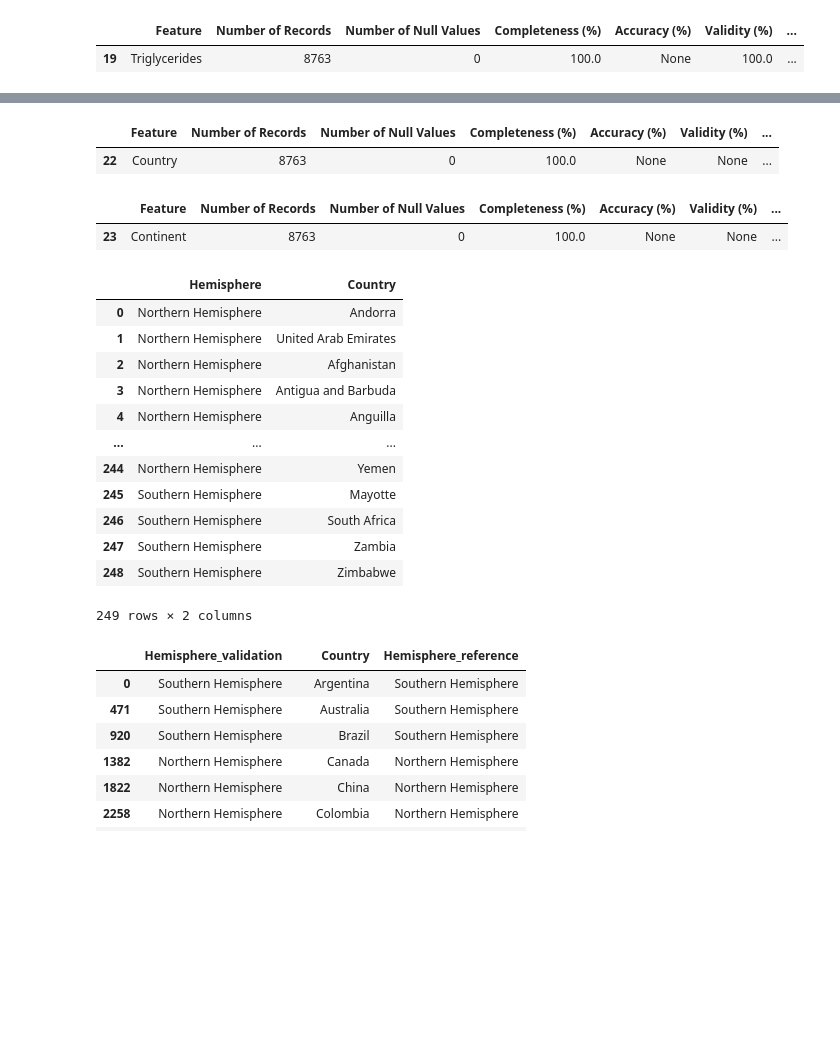
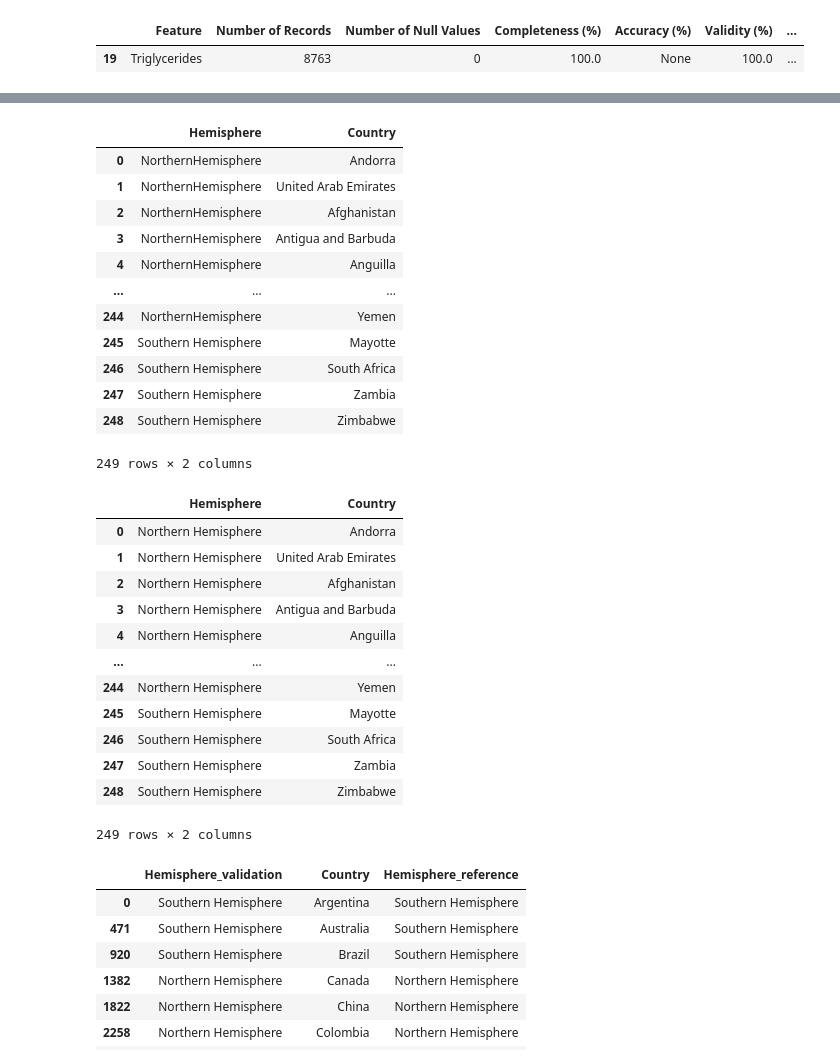
Before and after one commit to Pouria-Nazemi/DataMining, a Jupyter notebook: phase2.ipynb, the cells around one changed output, grey strips where cells are left out. Drawn from its saved outputs; the diff is of its cells as text; code cells hidden in the pictures; blank space fills up the shorter version.

```diff
--- a/phase2.ipynb
+++ b/phase2.ipynb
@@ -264,42 +274,45 @@ quality_df.loc[quality_df['Feature'] == feature_name]
 # %% [output]
 |  | Feature | Number of Records | Number of Null Values | Completeness (%) | Accuracy (%) | Validity (%) | ... |
 | 21 | Sleep Hours Per Day | 8763 | 0 | 100.0 | None | 100.0 | ... |
-# %%
-# Country Feature
-feature_name = 'Country'
-quality_df.loc[quality_df['Feature'] == feature_name]
-quality_df.loc[quality_df['Feature'] == feature_name, 'Consistency (%)'] = (df['Country'].unique().shape[0] - differing_countries.shape[0]) / df['Country'].unique().shape[0] * 100
-quality_df.loc[quality_df['Feature'] == feature_name]
-# %% [output]
-|  | Feature | Number of Records | Number of Null Values | Completeness (%) | Accuracy (%) | Validity (%) | ... |
-| 22 | Country | 8763 | 0 | 100.0 | None | None | ... |
-# %%
-# Continent Feature
-feature_name = 'Continent'
-quality_df.loc[quality_df['Feature'] == feature_name]
-# %% [output]
-|  | Feature | Number of Records | Number of Null Values | Completeness (%) | Accuracy (%) | Validity (%) | ... |
-| 23 | Continent | 8763 | 0 | 100.0 | None | None | ... |
 # %%
 countries_hemisphere = pd.read_csv('GEODATASOURCE-NORTHERN-SOUTHERN-HEMISPHERE-COUNTRIES.csv')
 country_codes = pd.read_csv('all.csv')
+countries_hemisphere.rename(columns={'code': 'country_code'}, inplace=True)
 hemisphere_country = pd.merge(countries_hemisphere, country_codes, on='country_code', how='inner')
 hemisphere_country = hemisphere_country[['Hemisphere', 'Country']]
 hemisphere_country
 # %% [output]
 |  | Hemisphere | Country |
-| 0 | Northern Hemisphere | Andorra |
-| 1 | Northern Hemisphere | United Arab Emirates |
-| 2 | Northern Hemisphere | Afghanistan |
-| 3 | Northern Hemisphere | Antigua and Barbuda |
-| 4 | Northern Hemisphere | Anguilla |
+| 0 | NorthernHemisphere | Andorra |
+| 1 | NorthernHemisphere | United Arab Emirates |
+| 2 | NorthernHemisphere | Afghanistan |
+| 3 | NorthernHemisphere | Antigua and Barbuda |
+| 4 | NorthernHemisphere | Anguilla |
 | ... | ... | ... |
-| 244 | Northern Hemisphere | Yemen |
+| 244 | NorthernHemisphere | Yemen |
 | 245 | Southern Hemisphere | Mayotte |
 | 246 | Southern Hemisphere | South Africa |
 | 247 | Southern Hemisphere | Zambia |
 | 248 | Southern Hemisphere | Zimbabwe |
 249 rows × 2 columns
+# %%
+# replace the values in the 'Hemisphere' column
+hemisphere_country['Hemisphere'] = hemisphere_country['Hemisphere'].replace('NorthernHemisphere', 'Northern Hemisphere')
+hemisphere_country
+# %% [output]
+|  | Hemisphere | Country |
+| 0 | Northern Hemisphere | Andorra |
+| 1 | Northern Hemisphere | United Arab Emirates |
+| 2 | Northern Hemisphere | Afghanistan |
+| 3 | Northern Hemisphere | Antigua and Barbuda |
+| 4 | Northern Hemisphere | Anguilla |
+| ... | ... | ... |
+| 244 | Northern Hemisphere | Yemen |
+| 245 | Southern Hemisphere | Mayotte |
+| 246 | Southern Hemisphere | South Africa |
+| 247 | Southern Hemisphere | Zambia |
+| 248 | Southern Hemisphere | Zimbabwe |
+249 rows × 2 columns
 # %%
 merged_df = pd.merge(hemisphere_country, df[['Hemisphere', 'Country']], on='Country', how='inner', suffixes=('_validation', '_reference'))
 merged_df = merged_df.drop_duplicates(subset='Country', keep='first')
```
Also changed, not shown: parts of 8 cells of this notebook.
